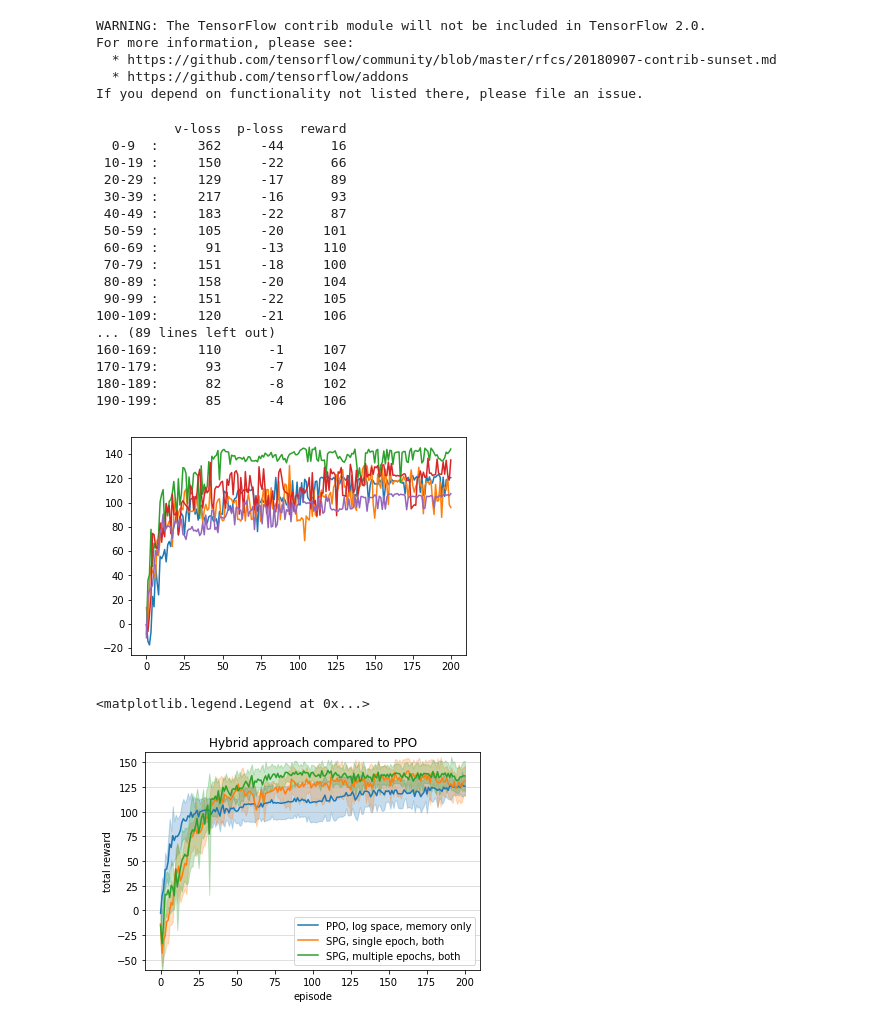
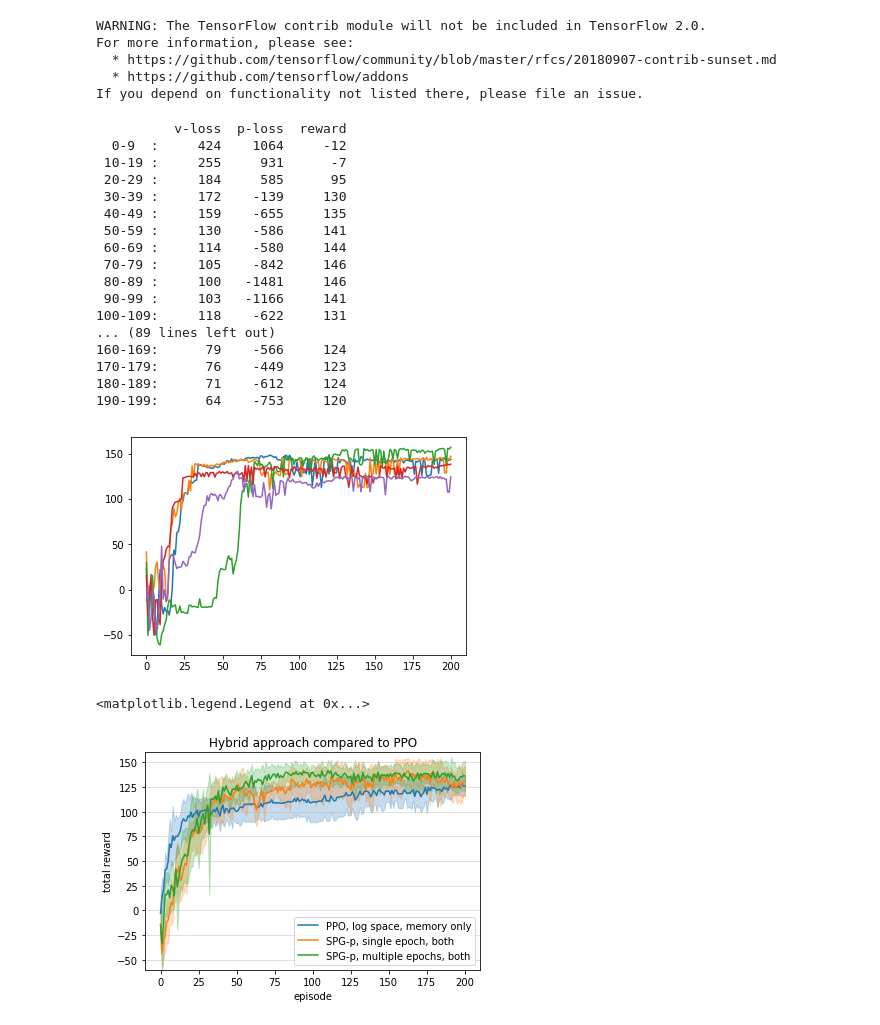
Before and after one commit to mario-holubar/RacingRL, a Jupyter notebook: racing.ipynb, the cells around one changed output. Cells and saved outputs as stored; diff of their text form; code cells hidden in the pictures.

Commit message:
prioritized SPG

```diff
--- a/racing.ipynb
+++ b/racing.ipynb
@@ -175,6 +175,8 @@ class RacingEnv(gym.Env):
         return self.get_state()
 
     def render(self):
+        time.sleep(1.0 / 60)
+
         if self.viewer == None:
             self.viewer = rendering.Viewer(1280, 720)
 
@@ -203,6 +205,7 @@ class RacingEnv(gym.Env):
             self.viewer.draw_line([640, 360], p)
 
         self.viewer.draw_line((100, 100), (100, 100 + (self.forward + 1) * 50))
+        self.viewer.draw_line((90, 100 + self.speed / self.maxSpeed * 100), (110, 100 + self.speed / self.maxSpeed * 100))
         self.viewer.draw_line((100, 100), (100 - self.steer * 50, 100))
 
         return self.viewer.render()
@@ -362,8 +365,8 @@ class SPG:
                 #if best != 1:
                 target_states.append(s)
                 target_actions.append(sample_actions[best])
-                target_advantages.append(qs[best] - qs[1])
-                #target_advantages.append([1])
+                target_advantages.append([1]) # unprioritized
+                #target_advantages.append(qs[best] - qs[1]) # prioritized
             feed_dict = {self.state: target_states, self.target_action: target_actions, self.target_advantage: target_advantages}
             _, loss = sess.run([self.poptimizer, self.ploss], feed_dict = feed_dict)
             tloss += loss
@@ -533,7 +536,7 @@ seeds = np.random.randint(0, 9999999, 5)
 import pickle
 with open("perfs", "rb") as f:
     data = pickle.load(f)
-seeds, perf_ppo_recent, perf_spg_recent, perf_spg_both, perf_spg_memory, perf_spg_slow_recent, perf_spg_slow_memory, perf_spg_slow_both, perf_ppo_log_recent, perf_ppo_log_memory = data
+seeds, perf_ppo_recent, perf_spg_recent, perf_spg_both, perf_spg_memory, perf_spg_slow_recent, perf_spg_slow_memory, perf_spg_slow_both, perf_ppo_log_recent, perf_ppo_log_memory, perf_spg_unprioritized_recent, perf_spg_unprioritized_memory, perf_spg_unprioritized_both, perf_spg_unprioritized_slow_recent, perf_spg_unprioritized_slow_memory, perf_spg_unprioritized_slow_both = data
 # %%
 def plot(perf, label = ""):
     err = np.std(perf, axis = 0)
@@ -628,46 +631,51 @@ class PPO:
             tloss += loss
         return tloss / self.pol_epochs
 # %%
-algorithm = PPO
-recent = True
-memory = False
+algorithm = SPG
+recent = False
+memory = True
 
 all_output_rewards = []
 for seed in seeds:
     env = RacingEnv(seed)
     alg = algorithm()
     if recent and memory:
         alg.minibatch_size = 100
     else:
         alg.minibatch_size = 200
 
     sess = tf.Session()
     sess.run(tf.global_variables_initializer())
 
     try:
         run_session(output = True, episodes = 200, render = False, print_every = 10, recent = recent, memory = memory)
+        #execute_env(True)
+        #execute_env(True)
+        #execute_env(True)
+        #execute_env(True)
+        #execute_env(True)
     finally:
         env.close()
         sess.close()
 # %% [output]
           v-loss  p-loss  reward
-  0-9  :     362     -44      16
- 10-19 :     150     -22      66
- 20-29 :     129     -17      89
- 30-39 :     217     -16      93
- 40-49 :     183     -22      87
- 50-59 :     105     -20     101
- 60-69 :      91     -13     110
- 70-79 :     151     -18     100
- 80-89 :     158     -20     104
- 90-99 :     151     -22     105
-100-109:     120     -21     106
+  0-9  :     424    1064     -12
+ 10-19 :     255     931      -7
+ 20-29 :     184     585      95
+ 30-39 :     172    -139     130
+ 40-49 :     159    -655     135
+ 50-59 :     130    -586     141
+ 60-69 :     114    -580     144
+ 70-79 :     105    -842     146
+ 80-89 :     100   -1481     146
+ 90-99 :     103   -1166     141
+100-109:     118    -622     131
 ... (89 lines left out)
-160-169:     110      -1     107
-170-179:      93      -7     104
-180-189:      82      -8     102
-190-199:      85      -4     106
+160-169:      79    -566     124
+170-179:      76    -449     123
+180-189:      71    -612     124
+190-199:      64    -753     120
-[figure, old version]
+[figure, new version]
 # %%
 #perf_ppo_recent = all_output_rewards
 
@@ -684,7 +705,7 @@ for seed in seeds:
 # %%
 plot(perf_ppo_log_memory, "PPO, log space, memory only")
-plot(perf_spg_both, "SPG, single epoch, both")
-plot(perf_spg_slow_both, "SPG, multiple epochs, both")
+plot(perf_spg_both, "SPG-p, single epoch, both")
+plot(perf_spg_slow_both, "SPG-p, multiple epochs, both")
 plt.title("Hybrid approach compared to PPO")
 plt.grid(which = "major", axis = "y", alpha = 0.5)
 plt.xlabel("episode")
@@ -693,5 +714,5 @@ plt.ylim(-60, 160)
 plt.legend()
 # %% [output]
 <matplotlib.legend.Legend at 0x...>
-[figure, old version]
+[figure, new version]
 # %%
```
Also changed, not shown: parts of 4 cells of this notebook, 1 other file.
